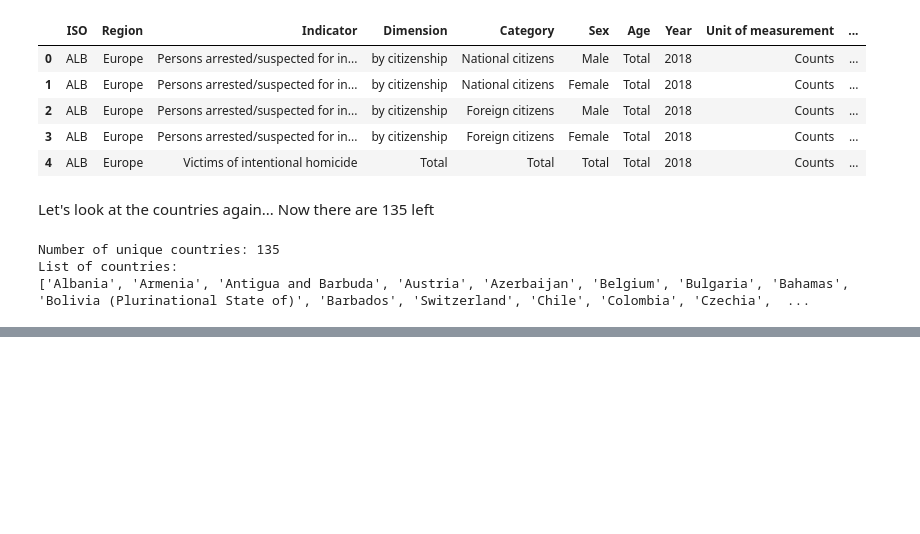
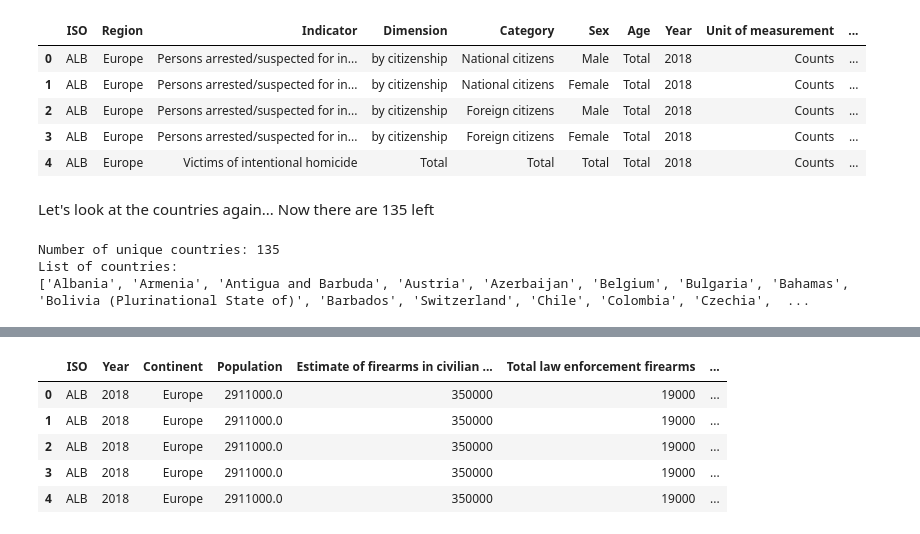
Before and after one commit to Alexderoode011202/DW_project, a Jupyter notebook: data cleaning/homicide_cleaning.ipynb, the cells around one changed output, grey strips where cells are left out. Drawn from its saved outputs; the diff is of its cells as text; code cells hidden in the pictures; blank space fills up the shorter version.

```diff
--- a/data cleaning/homicide_cleaning.ipynb
+++ b/data cleaning/homicide_cleaning.ipynb
@@ -113,0 +100,19 @@ When looking at the countries of filtered dataset we see that the countries inde
+# %%
+# Create the rate_to_count column
+merged_df_cleaned['rate_to_count'] = merged_df_cleaned.apply(
+    lambda row: row['VALUE'] * (row['Population'] / 100000)
+    if row['Unit of measurement'] == 'Rate per 100,000 population' else row['VALUE'],
+    axis=1
+)
+
+# Drop some useless columns for better readability
+merged_df_cleaned.drop(['Unit of measurement', 'Registered firearms', 'Unregistered firearms', 'VALUE', 'Sex', 'Age', 'Source', 'Dimension', 'Indicator', 'Category', 'Region'], axis=1, inplace=True)
+
+merged_df_cleaned.head()
+# %% [output]
+|  | ISO | Year | Continent | Population | Estimate of firearms in civilian ... | Total law enforcement firearms | ... |
+| 0 | ALB | 2018 | Europe | 2911000.0 | 350000 | 19000 | ... |
+| 1 | ALB | 2018 | Europe | 2911000.0 | 350000 | 19000 | ... |
+| 2 | ALB | 2018 | Europe | 2911000.0 | 350000 | 19000 | ... |
+| 3 | ALB | 2018 | Europe | 2911000.0 | 350000 | 19000 | ... |
+| 4 | ALB | 2018 | Europe | 2911000.0 | 350000 | 19000 | ... |
```
Also changed, not shown: parts of 12 cells of this notebook, 4 other files.
